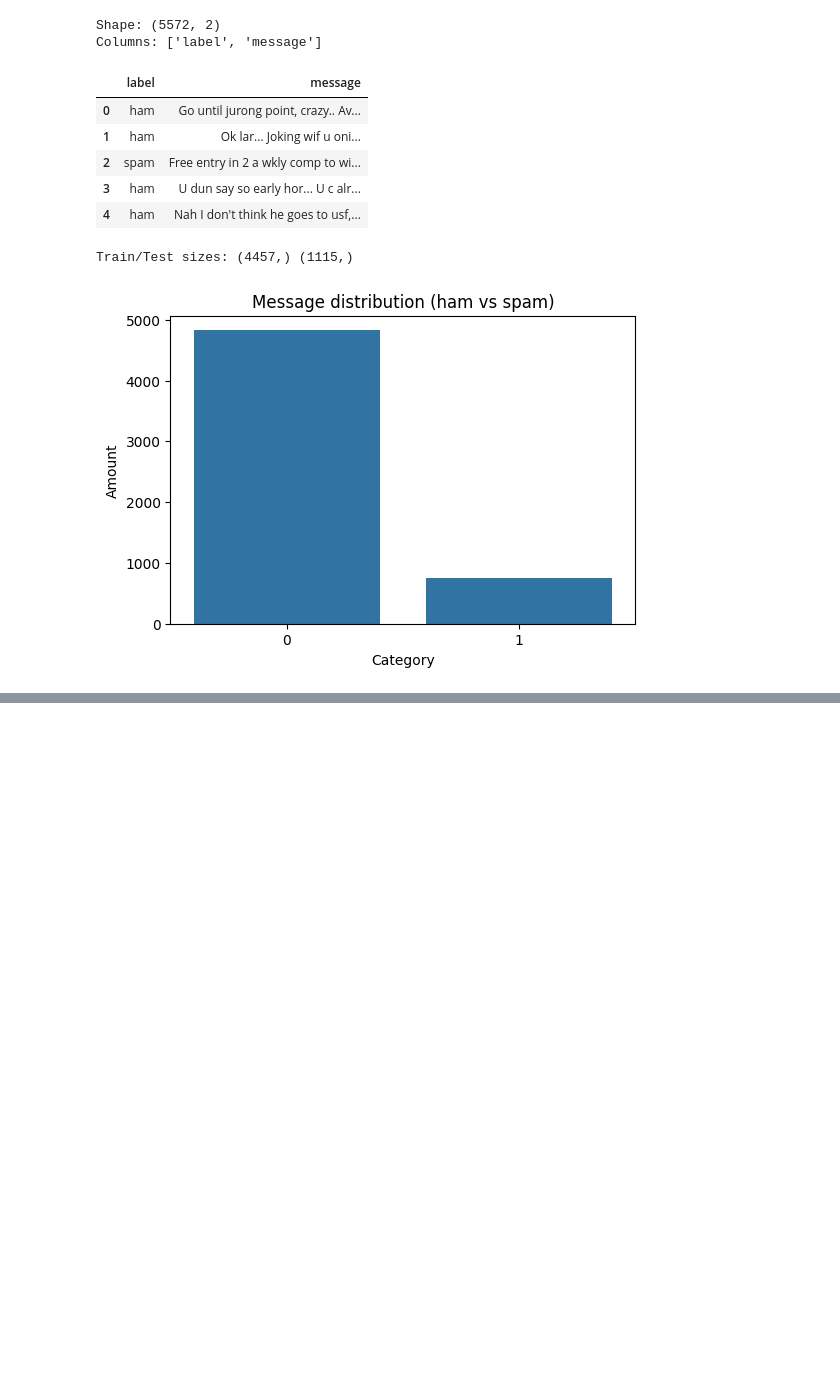
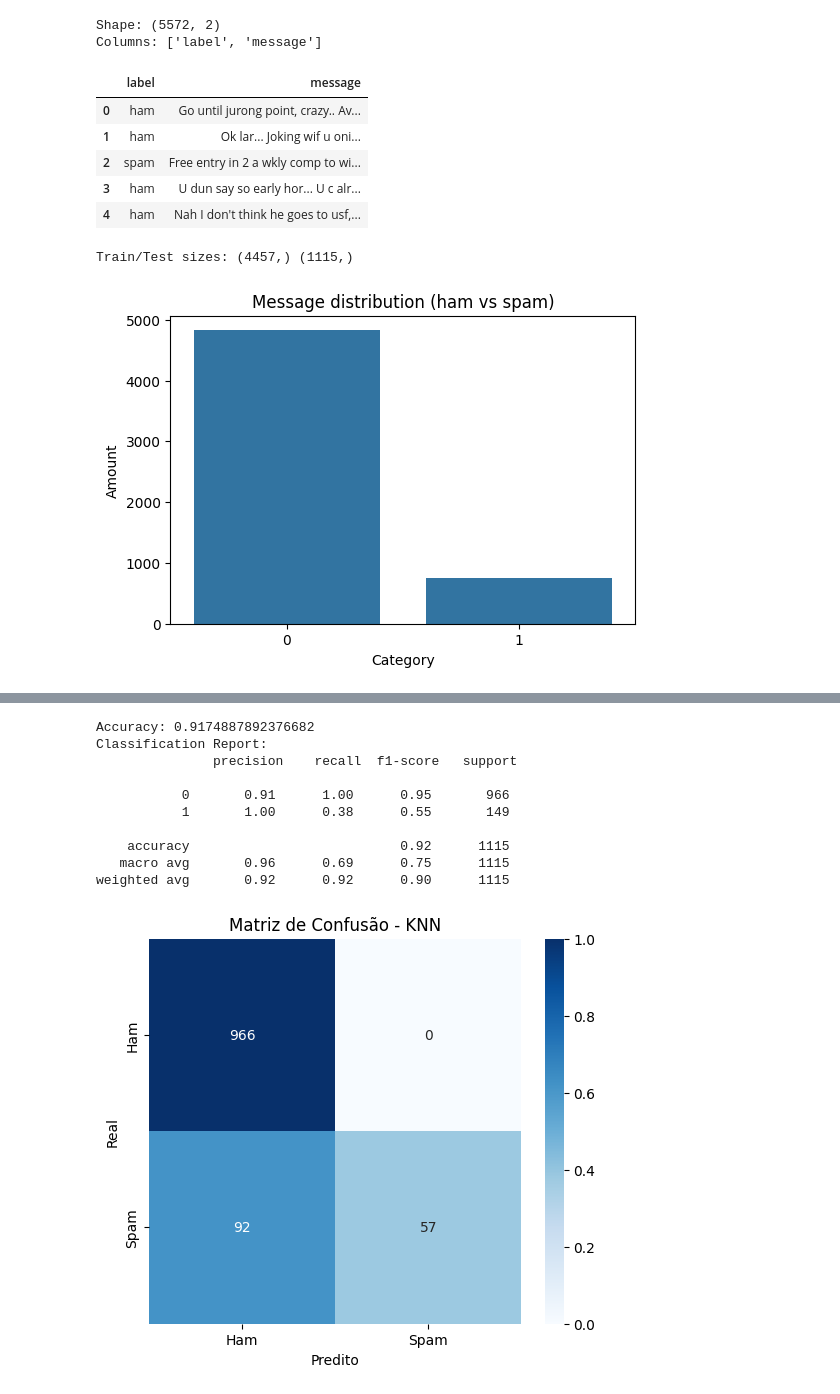
Before and after one commit to Pablohdantas/sms-spam-classification, a Jupyter notebook: sms_spam_classification.ipynb, the cells around one changed output, grey strips where cells are left out. Drawn from its saved outputs; the diff is of its cells as text; code cells hidden in the pictures; blank space fills up the shorter version.

```diff
--- a/sms_spam_classification.ipynb
+++ b/sms_spam_classification.ipynb
@@ -47,0 +98,22 @@ Train/Test sizes: (4457,) (1115,)
+# %%
+from sklearn.neighbors import KNeighborsClassifier
+
+knn = KNeighborsClassifier(n_neighbors=5)
+knn.fit(X_train_vect, y_train)
+y_pred_knn = knn.predict(X_test_vect)
+
+print("Accuracy:", accuracy_score(y_test, y_pred_knn))
+print("Classification Report:\n", classification_report(y_test, y_pred_knn))
+plot_conf_matrix(y_test, y_pred_knn, "KNN")
+# %% [output]
+Accuracy: 0.9174887892376682
+Classification Report:
+               precision    recall  f1-score   support
+
+           0       0.91      1.00      0.95       966
+           1       1.00      0.38      0.55       149
+
+    accuracy                           0.92      1115
+   macro avg       0.96      0.69      0.75      1115
+weighted avg       0.92      0.92      0.90      1115
+[figure, added]
```
Also changed, not shown: parts of 6 cells of this notebook.
